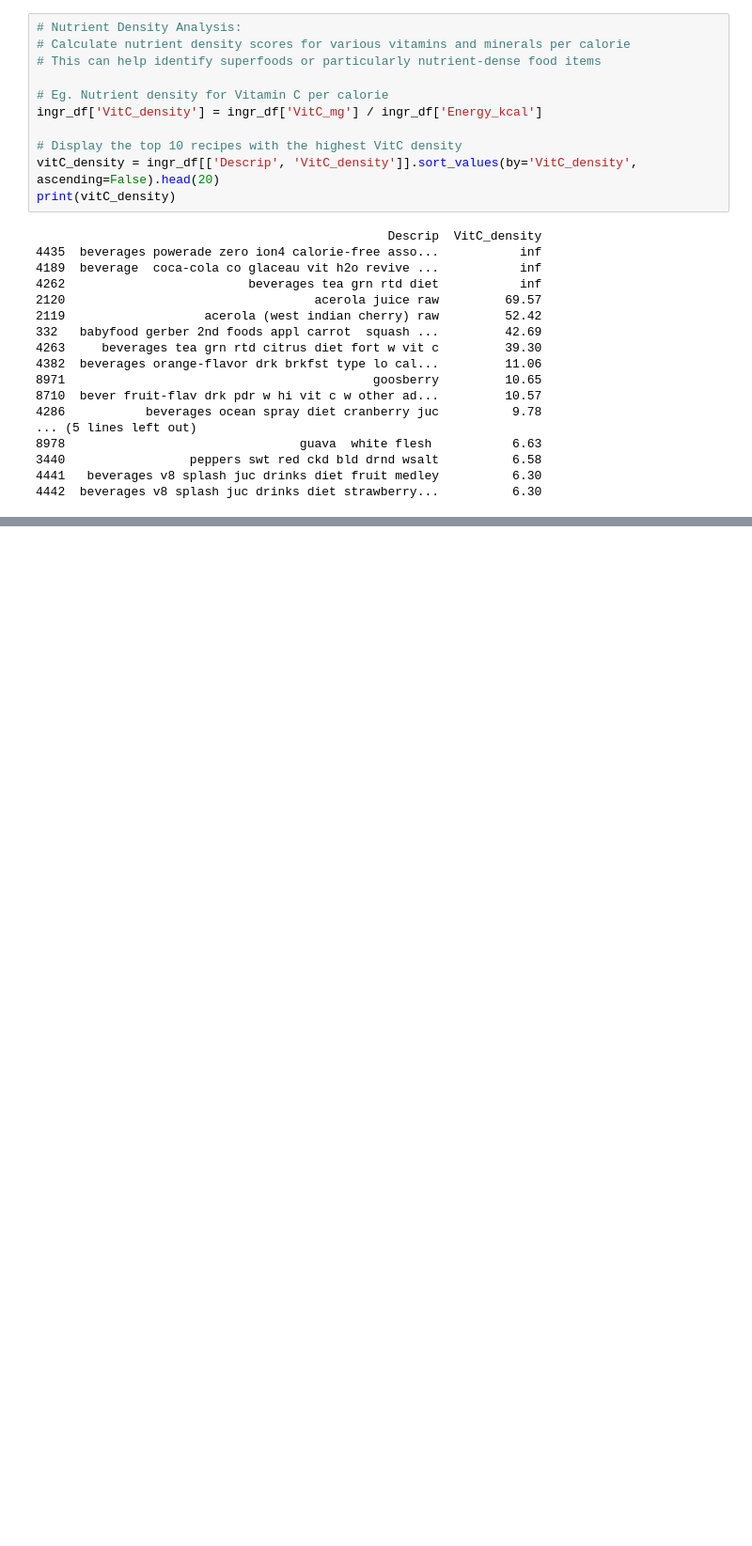
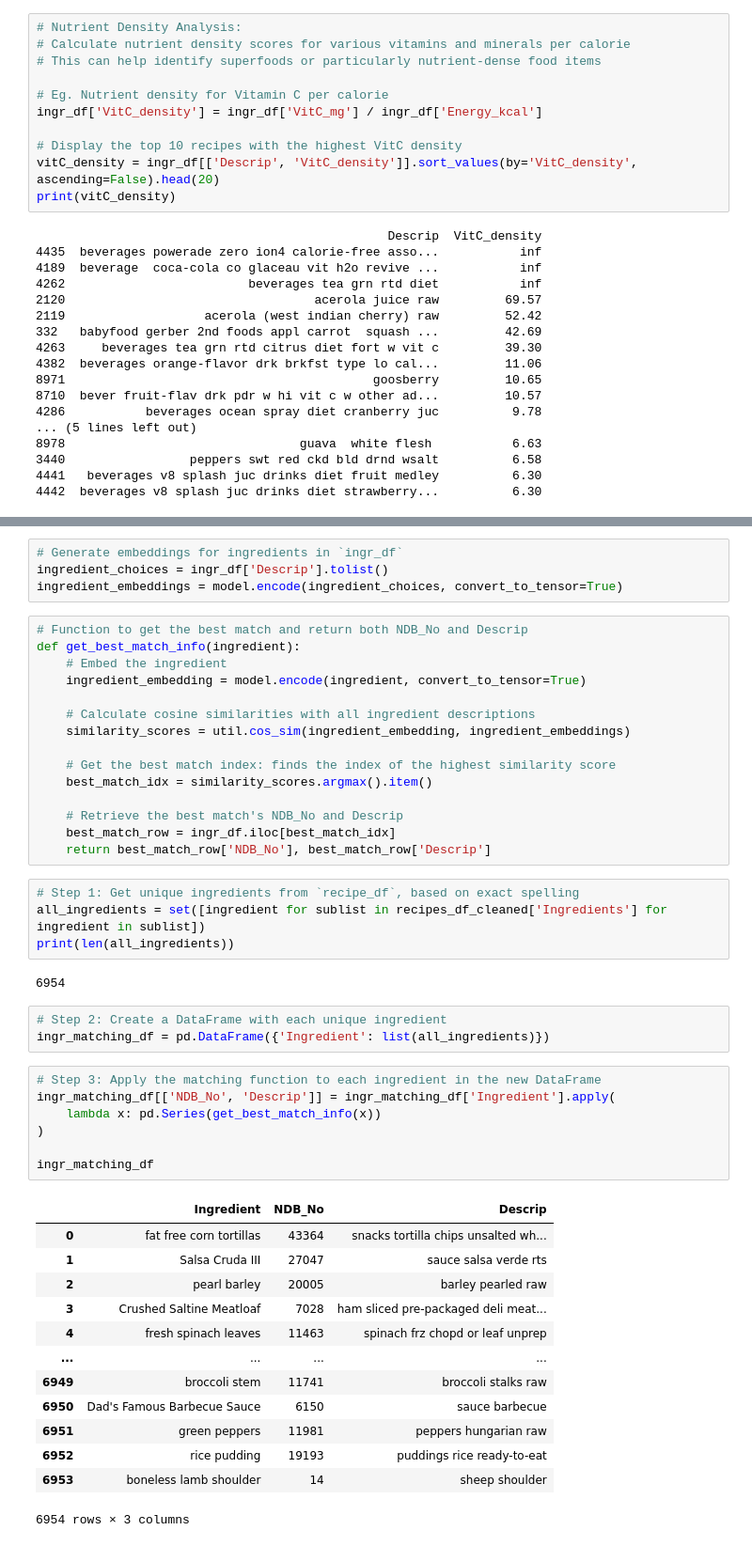
Before and after one commit to ziyupan26/cis550_proj, a Jupyter notebook: Datasets_Preprocessing_EDA.ipynb, the cells around one changed output, grey strips where cells are left out. Shown at 94% size. Saved outputs shown, nothing was run; the diff lists cells and outputs as text; blank space fills up the shorter version.

Commit message:
Create ingr_matching_df
Matching ingredients in recipes_df and ingr_df

```diff
--- a/Datasets_Preprocessing_EDA.ipynb
+++ b/Datasets_Preprocessing_EDA.ipynb
@@ -721,0 +641,49 @@ Index: []
+# %%
+# Generate embeddings for ingredients in `ingr_df`
+ingredient_choices = ingr_df['Descrip'].tolist()
+ingredient_embeddings = model.encode(ingredient_choices, convert_to_tensor=True)
+# %%
+# Function to get the best match and return both NDB_No and Descrip
+def get_best_match_info(ingredient):
+    # Embed the ingredient
+    ingredient_embedding = model.encode(ingredient, convert_to_tensor=True)
+
+    # Calculate cosine similarities with all ingredient descriptions
+    similarity_scores = util.cos_sim(ingredient_embedding, ingredient_embeddings)
+
+    # Get the best match index: finds the index of the highest similarity score
+    best_match_idx = similarity_scores.argmax().item()
+
+    # Retrieve the best match's NDB_No and Descrip
+    best_match_row = ingr_df.iloc[best_match_idx]
+    return best_match_row['NDB_No'], best_match_row['Descrip']
+# %%
+# Step 1: Get unique ingredients from `recipe_df`, based on exact spelling
+all_ingredients = set([ingredient for sublist in recipes_df_cleaned['Ingredients'] for ingredient in sublist])
+print(len(all_ingredients))
+# %% [output]
+6954
+# %%
+# Step 2: Create a DataFrame with each unique ingredient
+ingr_matching_df = pd.DataFrame({'Ingredient': list(all_ingredients)})
+# %%
+# Step 3: Apply the matching function to each ingredient in the new DataFrame
+ingr_matching_df[['NDB_No', 'Descrip']] = ingr_matching_df['Ingredient'].apply(
+    lambda x: pd.Series(get_best_match_info(x))
+)
+
+ingr_matching_df
+# %% [output]
+|  | Ingredient | NDB_No | Descrip |
+| 0 | fat free corn tortillas | 43364 | snacks tortilla chips unsalted wh... |
+| 1 | Salsa Cruda III | 27047 | sauce salsa verde rts |
+| 2 | pearl barley | 20005 | barley pearled raw |
+| 3 | Crushed Saltine Meatloaf | 7028 | ham sliced pre-packaged deli meat... |
+| 4 | fresh spinach leaves | 11463 | spinach frz chopd or leaf unprep |
+| ... | ... | ... | ... |
+| 6949 | broccoli stem | 11741 | broccoli stalks raw |
+| 6950 | Dad's Famous Barbecue Sauce | 6150 | sauce barbecue |
+| 6951 | green peppers | 11981 | peppers hungarian raw |
+| 6952 | rice pudding | 19193 | puddings rice ready-to-eat |
+| 6953 | boneless lamb shoulder | 14 | sheep shoulder |
+6954 rows × 3 columns
```
Also changed, not shown: parts of 18 cells of this notebook.
